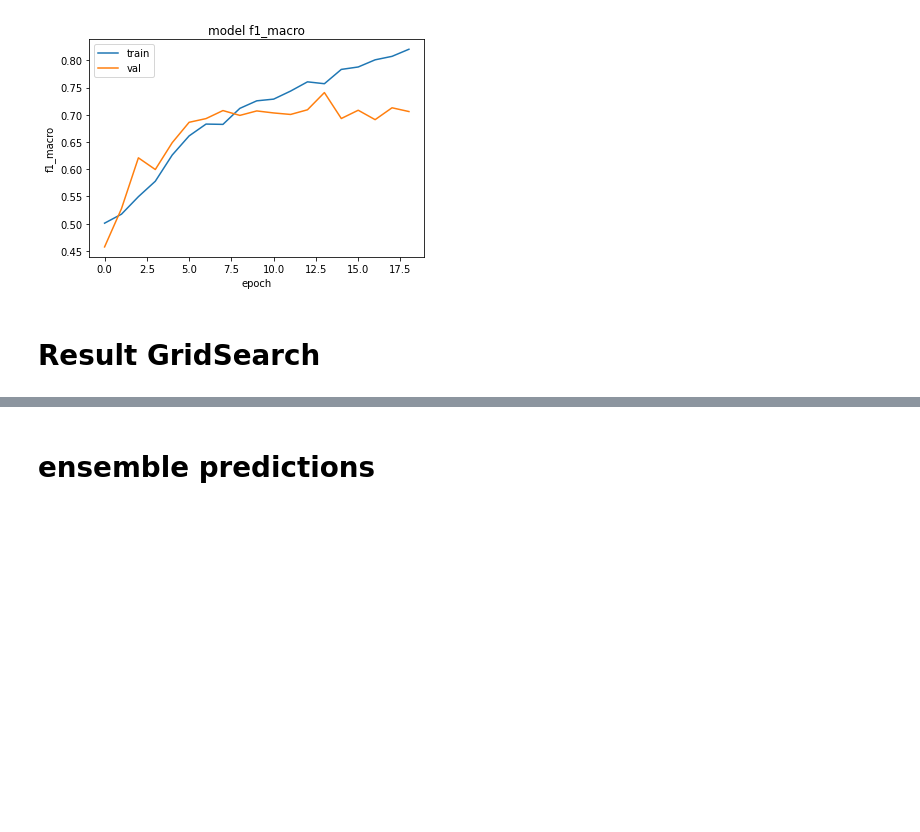
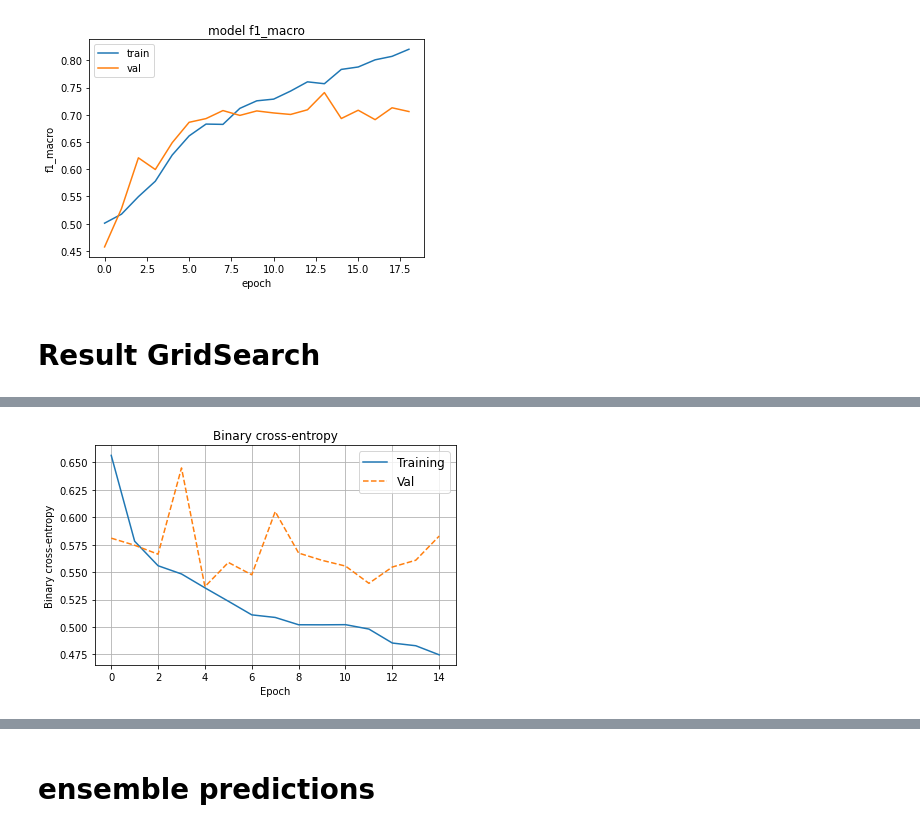
Before and after one commit to alessandrocuda/ReSt, a Jupyter notebook: notebooks/ReStBiLstm/attention_bilstm_text_pos_extra.ipynb, the cells around one changed output, grey strips where cells are left out. Cells and saved outputs as stored; diff of their text form; code cells hidden in the pictures; blank space fills up the shorter version.

```diff
--- a/notebooks/ReStBiLstm/attention_bilstm_text_pos_extra.ipynb
+++ b/notebooks/ReStBiLstm/attention_bilstm_text_pos_extra.ipynb
@@ -519,0 +533,4 @@ print(model.evaluate(input_test, y_test))
+# %%
+plotLoss(history)
+# %% [output]
+[figure, added]
```
Also changed, not shown: parts of 29 cells of this notebook, 5 other files.
